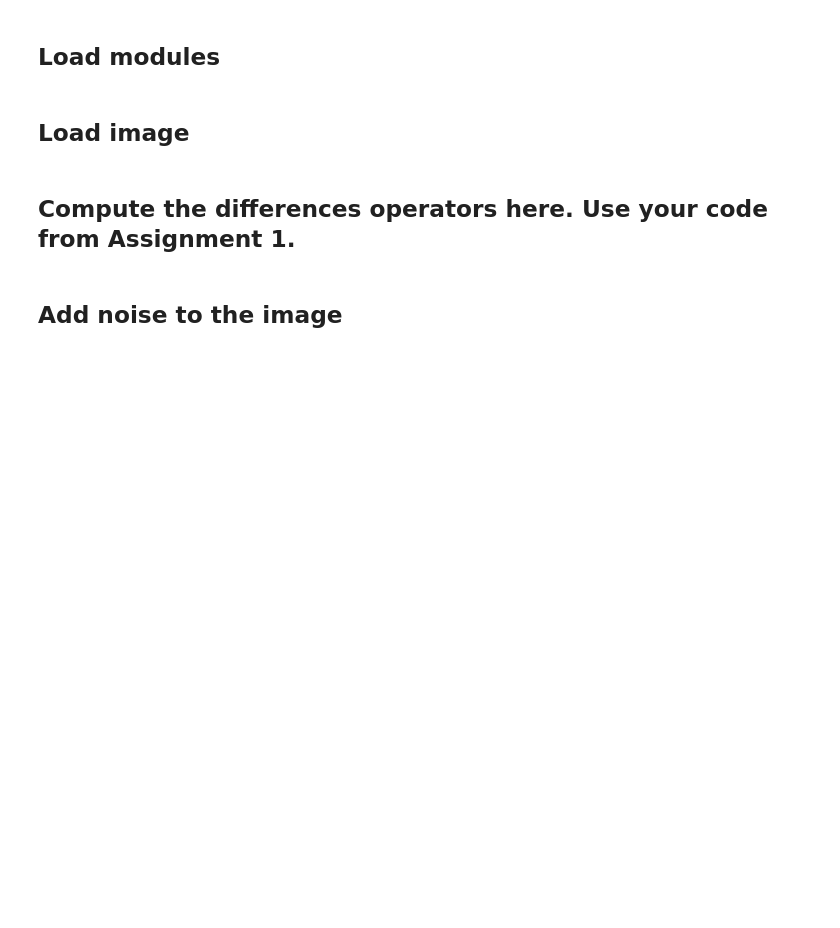
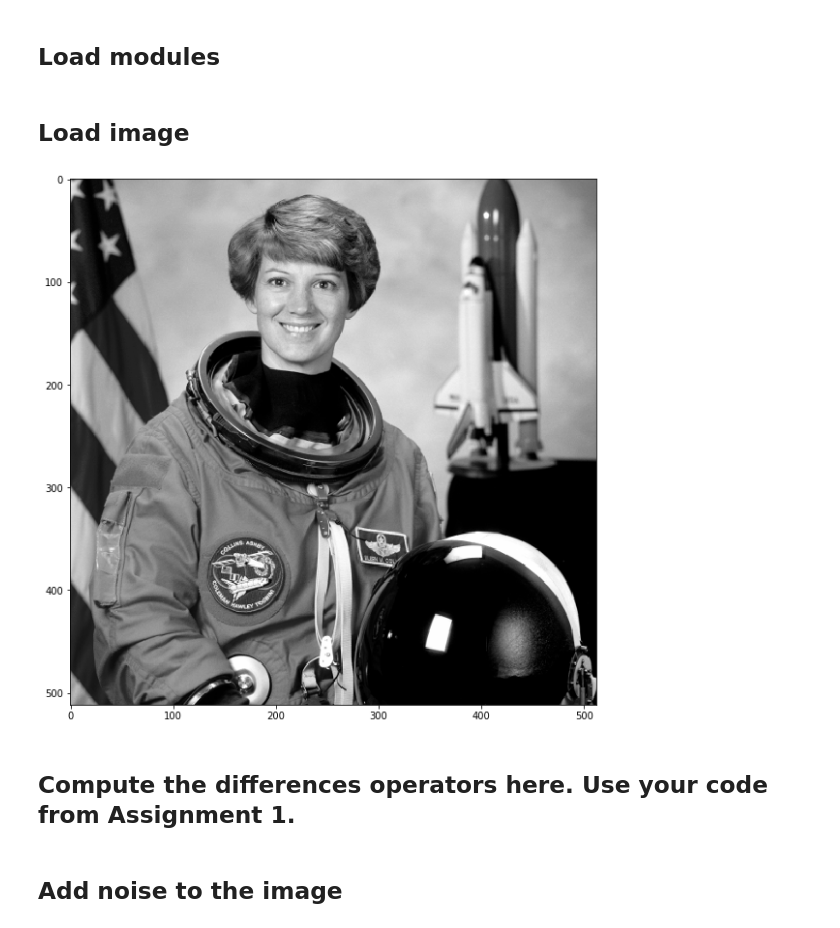
Before and after one commit to oattia/optmization4ML, a Jupyter notebook: assignment_2.ipynb, the cells around one changed output. Cells and saved outputs as stored; diff of their text form; code cells hidden in the pictures; blank space fills up the shorter version.

```diff
--- a/assignment_2.ipynb
+++ b/assignment_2.ipynb
@@ -26,12 +26,15 @@ import numpy as np
 # %%
 img = data.astronaut()
 img = rgb2gray(img)*255 # convert to gray and change scale from (0,1) to (0,255).
 
 n = img.shape[0]
+m = n
 
 plt.figure(1, figsize=(10, 10))
 plt.imshow(img, cmap='gray', vmin=0, vmax=255)
 plt.show()
+# %% [output]
+[figure, added]
 # %% [markdown]
 ## Compute the differences operators here. Use your code from Assignment 1.
 # %%
```
Also changed, not shown: parts of 6 cells of this notebook.
